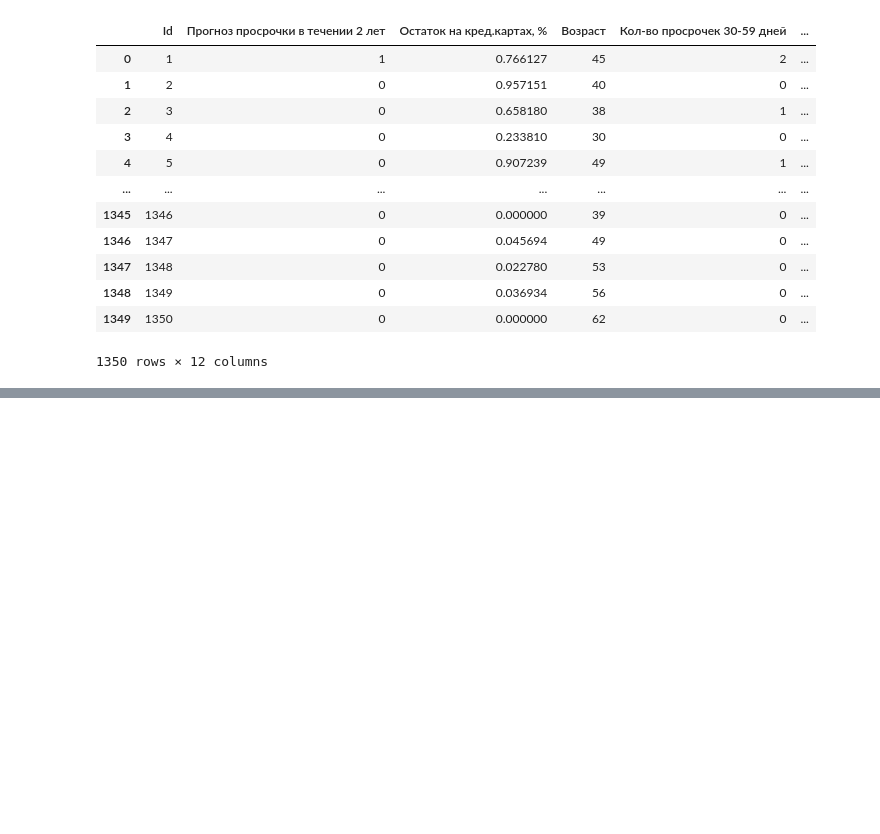
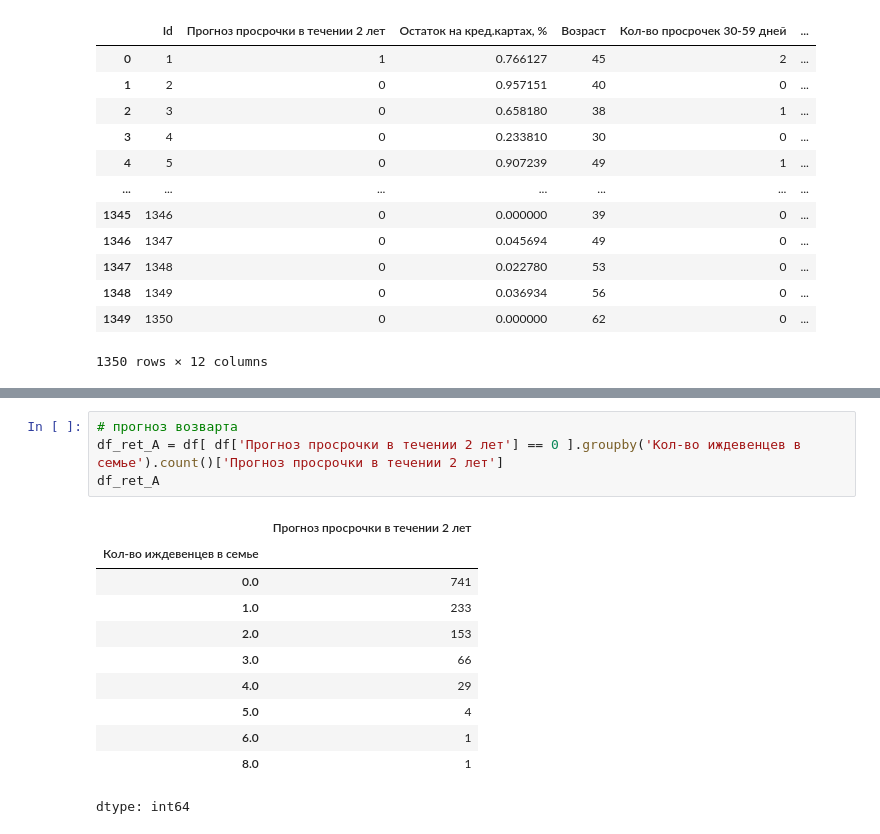
Before and after one commit to kimve1969/mgu_ds_cours, a Jupyter notebook: semestr 2.1/task 1/semestr_2_1_task_1.ipynb, the cells around one changed output, grey strips where cells are left out. Saved outputs shown, nothing was run; the diff lists cells and outputs as text; blank space fills up the shorter version.

```diff
--- a/semestr 2.1/task 1/semestr_2_1_task_1.ipynb
+++ b/semestr 2.1/task 1/semestr_2_1_task_1.ipynb
@@ -140,0 +194,16 @@ df
+# %%
+# прогноз возварта
+df_ret_A = df[ df['Прогноз просрочки в течении 2 лет'] == 0 ].groupby('Кол-во иждевенцев в семье').count()['Прогноз просрочки в течении 2 лет']
+df_ret_A
+# %% [output]
+|  | Прогноз просрочки в течении 2 лет |
+| Кол-во иждевенцев в семье |  |
+| 0.0 | 741 |
+| 1.0 | 233 |
+| 2.0 | 153 |
+| 3.0 | 66 |
+| 4.0 | 29 |
+| 5.0 | 4 |
+| 6.0 | 1 |
+| 8.0 | 1 |
+dtype: int64
```
Also changed, not shown: parts of 16 cells of this notebook.
